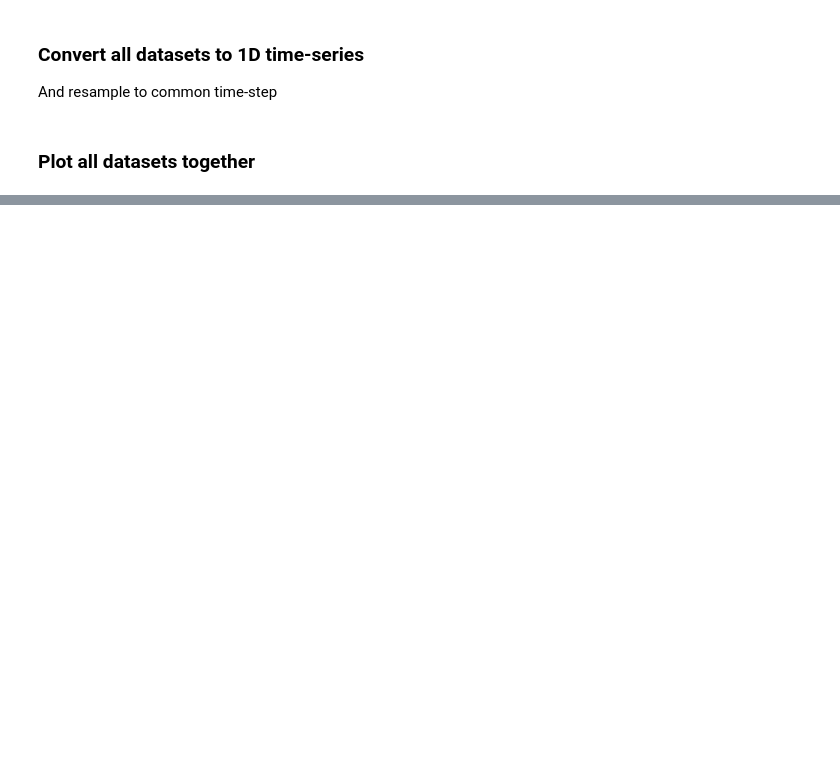
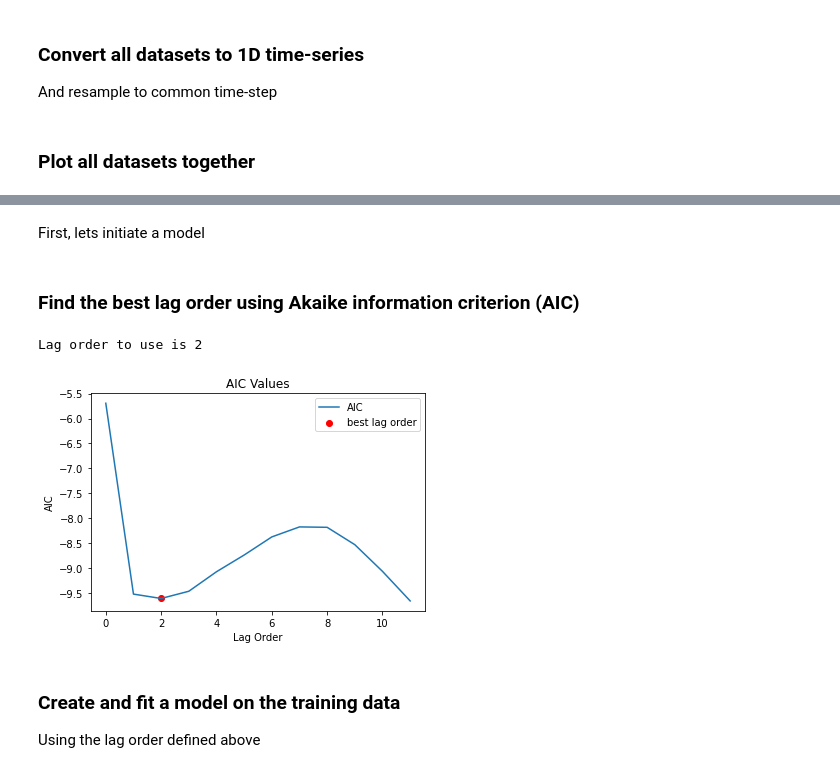
Before and after one commit to cbur24/vegetation_forecasts, a Jupyter notebook: VAR_forecast.ipynb, the cells around one changed output, grey strips where cells are left out. Drawn from its saved outputs; the diff is of its cells as text; code cells hidden in the pictures; blank space fills up the shorter version.

```diff
--- a/VAR_forecast.ipynb
+++ b/VAR_forecast.ipynb
@@ -246,4 +175,0 @@ predictions.head()
-# %%
-#check rmse
-for i in cols:
-    print('rmse value for', i, 'is : ', round(math.sqrt(mean_squared_error(predictions[[i]], valid[[i]])),2))
@@ -297,0 +192,15 @@ plt.legend();
+# %%
+#convert to dfs
+ndvi=ndvi.drop('spatial_ref').to_dataframe()
+surface_wetness=surface_wetness.to_dataframe()
+rootzone_wetness=rootzone_wetness.to_dataframe()
+precipitation=precipitation.to_dataframe()
+
+#add other variables to ndvi
+ndvi['surface_wetness']=surface_wetness['relative_wetness']
+ndvi['rootzone_wetness']=rootzone_wetness['soil_water_index']
+ndvi['rainfall']=precipitation['precipitation_amount_1hour_Accumulation']
+
+#drop an rows with nans
+ndvi = ndvi.dropna()
+ndvi.head()
@@ -297,0 +312,34 @@ plt.legend();
+# %% [markdown]
+First, lets initiate a model
+# %%
+model=VAR(ndvi, freq=freq)
+# %% [markdown]
+### Find the best lag order using Akaike information criterion (AIC)
+# %%
+#calculate AIC
+x=model.select_order()
+
+#convert to pandas df
+aic=pd.read_html(x.summary().as_html(),header=0, index_col=0)[0][['AIC']]
+aic['AIC']=[float(i[0:6]) for i in aic.values.flatten()]
+
+#find the first minimum in the series (not the lowest AIC but the first, low AIC)
+asign=np.sign(aic.diff()) #first derivative
+signchange = ((np.roll(asign, 1) - asign) != 0).astype(int) #where does the sign change?
+lag_order=np.nonzero(~signchange.astype(bool).AIC.values)[0][0] #find first sign change
+
+#plot
+aic.plot()
+plt.scatter(lag_order, aic.loc[lag_order], color='r', label='best lag order')
+plt.title('AIC Values')
+plt.ylabel('AIC')
+plt.xlabel('Lag Order')
+plt.legend()
+print("Lag order to use is "+str(lag_order))
+# %% [output]
+Lag order to use is 2
+[figure, added]
+# %% [markdown]
+### Create and fit a model on the training data
+
+Using the lag order defined above
```
Also changed, not shown: parts of 58 cells of this notebook.
